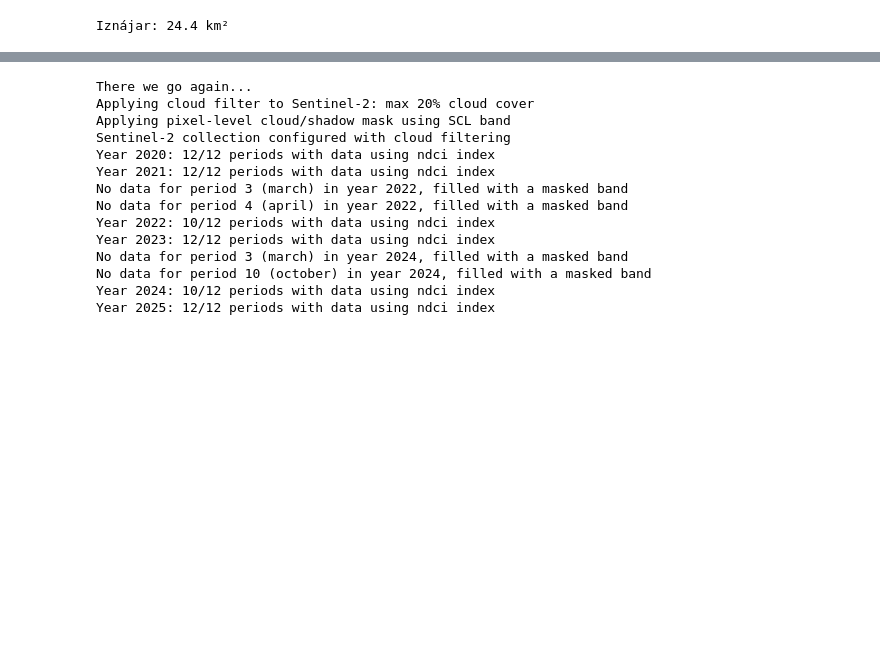
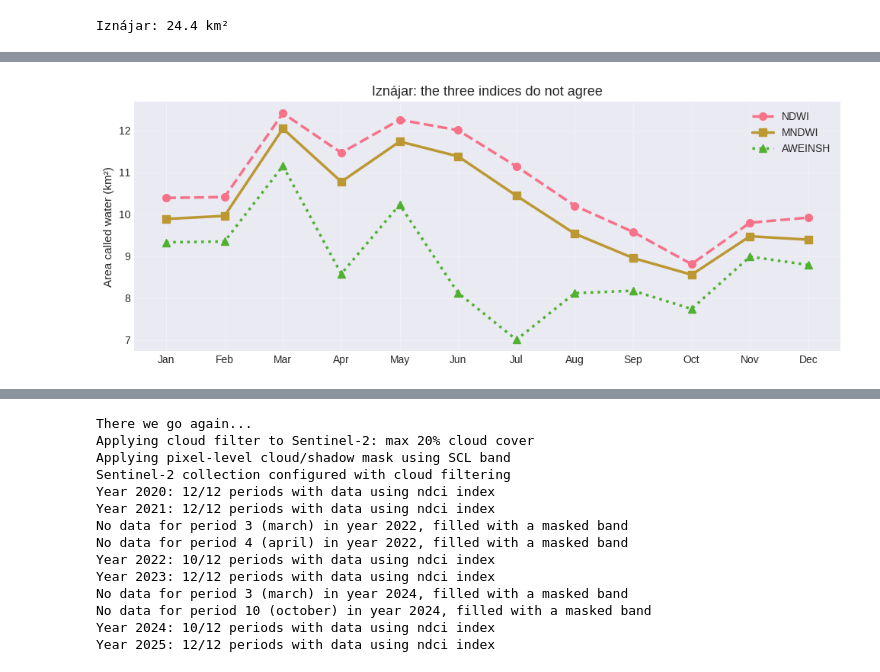
Before and after one commit to Digdgeo/Ndvi2Gif, a Jupyter notebook: book/notebooks/10_water_quality_reservoirs.ipynb, the cells around one changed output, grey strips where cells are left out. Cells and saved outputs as stored; diff of their text form; code cells hidden in the pictures; blank space fills up the shorter version.

```diff
--- a/book/notebooks/10_water_quality_reservoirs.ipynb
+++ b/book/notebooks/10_water_quality_reservoirs.ipynb
@@ -92,0 +95,22 @@ where there is vegetation around the shore.
+# %%
+def monthly(index):
+    """Monthly medians of an index, one NdviSeasonality per index."""
+    return NdviSeasonality(roi=roi, sat='S2', index=index, key='median', periods=12,
+                           start_year=YEARS[0], end_year=YEARS[1])
+
+water_indices = {name: monthly(name) for name in ('ndwi', 'mndwi', 'aweinsh')}
+composites = {name: p.get_year_composite().median()
+              for name, p in water_indices.items()}
+
+# Area called water by each index, month by month, at the usual threshold of 0
+def water_area(image, band):
+    return (image.select(band).gt(0).multiply(ee.Image.pixelArea()).divide(1e6)
+            .reduceRegion(ee.Reducer.sum(), roi, 20, maxPixels=1e9)
+            .values().get(0).getInfo())
+
+months = water_indices['mndwi'].period_names
+area_by_index = pd.DataFrame(
+    {name: [water_area(image, m) for m in months]
+     for name, image in composites.items()},
+    index=[m[:3].capitalize() for m in months])
+area_by_index.round(2)
@@ -92,0 +148,12 @@ where there is vegetation around the shore.
+# %%
+fig, ax = plt.subplots(figsize=(10, 4))
+for name, style in zip(area_by_index.columns, ['o--', 's-', '^:']):
+    ax.plot(area_by_index.index, area_by_index[name], style, label=name.upper())
+ax.set_ylabel('Area called water (km²)')
+ax.set_title(f'{NAME}: the three indices do not agree')
+ax.legend(frameon=False)
+for side in ('top', 'right'):
+    ax.spines[side].set_visible(False)
+plt.tight_layout()
+# %% [output]
+[figure, added]
```
Also changed, not shown: parts of 40 cells of this notebook, 4 other files.
